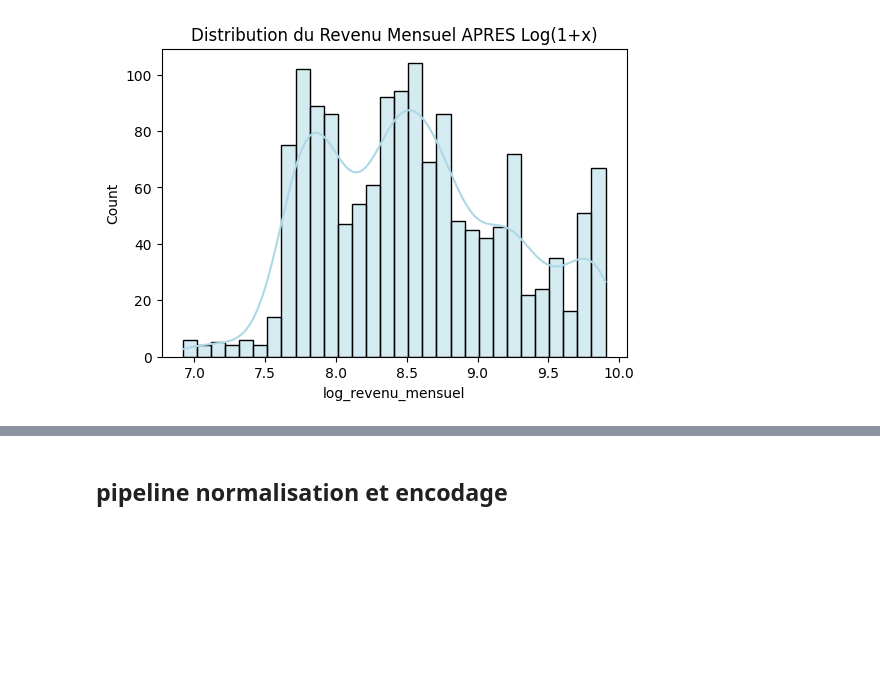
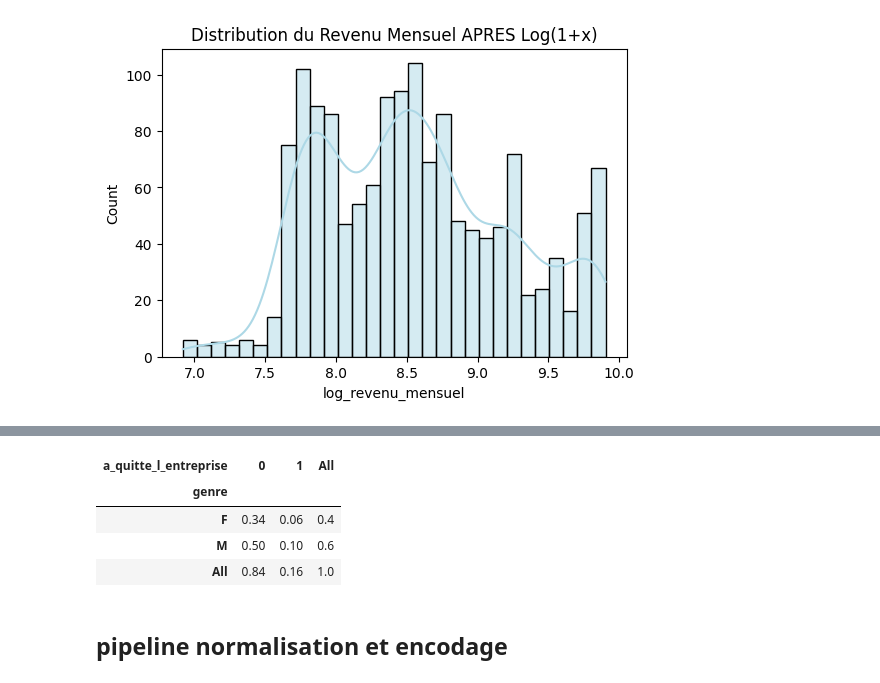
Before and after one commit to AIEngOc2025/Projet4, a Jupyter notebook: Developpement/classification_informations.ipynb, the cells around one changed output, grey strips where cells are left out. Drawn from its saved outputs; the diff is of its cells as text; code cells hidden in the pictures; blank space fills up the shorter version.

Commit message:
ajouter table de contigence

```diff
--- a/Developpement/classification_informations.ipynb
+++ b/Developpement/classification_informations.ipynb
@@ -498,3 +518,12 @@ Text(0.5, 1.0, 'Distribution du Revenu Mensuel APRES Log(1+x)')
+# %%
+# Créé une table croisée entre genre et a_quitte_l_entreprise
+pd.crosstab(df_master['genre'], df_master['a_quitte_l_entreprise'], margins=True,normalize='all').round(2)
+# %% [output]
+| a_quitte_l_entreprise | 0 | 1 | All |
+| genre |  |  |  |
+| F | 0.34 | 0.06 | 0.4 |
+| M | 0.50 | 0.10 | 0.6 |
+| All | 0.84 | 0.16 | 1.0 |
 # %% [markdown]
 ## pipeline normalisation et encodage
 # %%
```
Also changed, not shown: parts of 7 cells of this notebook.
